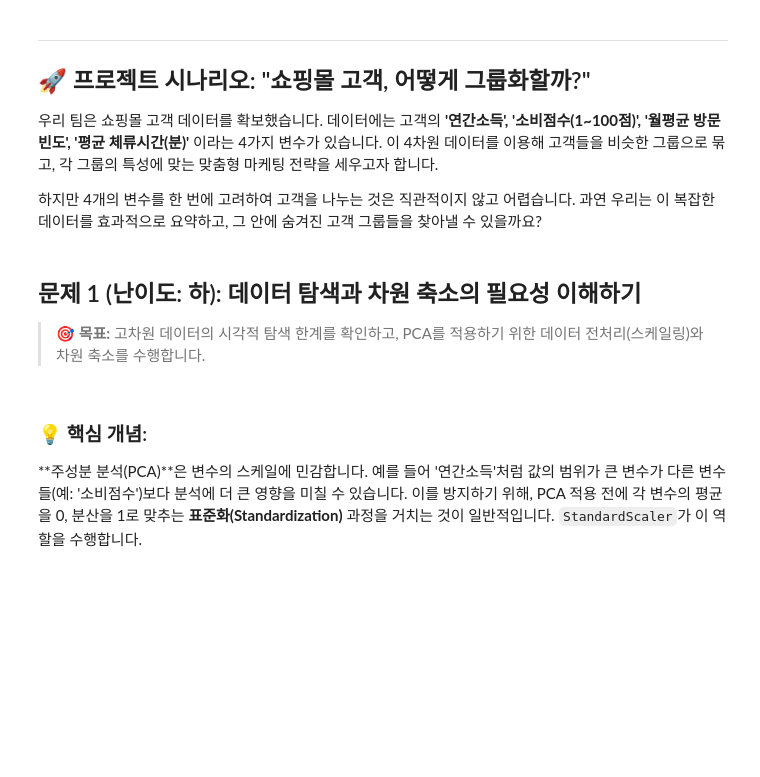
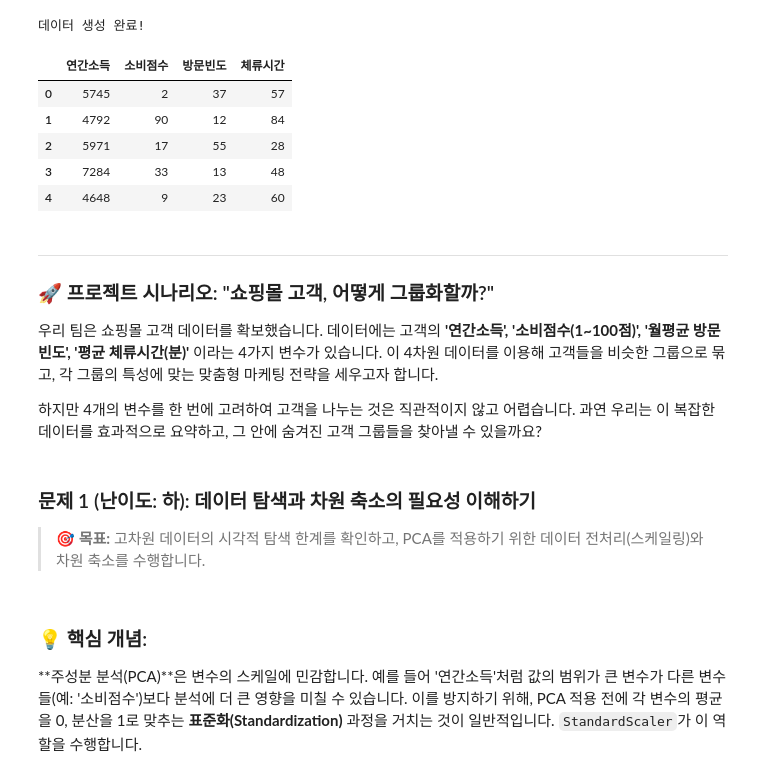
Before and after one commit to J-Ayaan/aiffel, a Jupyter notebook: statistics/statistics12.ipynb, the cells around one changed output. Cells and saved outputs as stored; diff of their text form; code cells hidden in the pictures; blank space fills up the shorter version.

```diff
--- a/statistics/statistics12.ipynb
+++ b/statistics/statistics12.ipynb
@@ -59,42 +79,50 @@
 # %%
-# 런타임 다시 시작 후, 이 셀을 실행하여 라이브러리와 폰트를 로드합니다.
+런타임 다시 시작 후, 이 셀을 실행하여 라이브러리와 폰트를 로드합니다.
 import pandas as pd
 import numpy as np
 import matplotlib.pyplot as plt
 import seaborn as sns
 from sklearn.preprocessing import StandardScaler
 from sklearn.decomposition import PCA
 from sklearn.cluster import KMeans
 
-# 한글 폰트 설정 (Mac 사용자는 'AppleGothic', Windows 사용자는 'Malgun Gothic' 등)
-plt.rc('font', family='NanumGothic')
-# plt.rc('font', family='AppleGothic')
-plt.rcParams['axes.unicode_minus'] = False # 마이너스 기호 깨짐 방지
+한글 폰트 설정 (Mac 사용자는 'AppleGothic', Windows 사용자는 'Malgun Gothic' 등)
 
-# 경고 메시지 무시
+plt.rc('font', family='AppleGothic')
+plt.rcParams['axes.unicode_minus'] = False 마이너스 기호 깨짐 방지
+
+경고 메시지 무시
 import warnings
 warnings.filterwarnings('ignore')
 
-# 실습용 데이터 생성
+실습용 데이터 생성
 np.random.seed(42)
 data = pd.DataFrame({
     '연간소득': np.random.normal(5000, 1500, 200).astype(int),
     '소비점수': np.random.randint(1, 101, 200),
     '방문빈도': np.random.randint(1, 101, 200),
     '체류시간': np.random.normal(60, 20, 200).astype(int)
 })
 print("데이터 생성 완료!")
 data.head()
+# %% [output]
+데이터 생성 완료!
+|  | 연간소득 | 소비점수 | 방문빈도 | 체류시간 |
+| 0 | 5745 | 2 | 37 | 57 |
+| 1 | 4792 | 90 | 12 | 84 |
+| 2 | 5971 | 17 | 55 | 28 |
+| 3 | 7284 | 33 | 13 | 48 |
+| 4 | 4648 | 9 | 23 | 60 |
 # %% [markdown]
 ---
 
-## 🚀 프로젝트 시나리오: "쇼핑몰 고객, 어떻게 그룹화할까?"
+### 🚀 프로젝트 시나리오: "쇼핑몰 고객, 어떻게 그룹화할까?"
 
 우리 팀은 쇼핑몰 고객 데이터를 확보했습니다. 데이터에는 고객의 **'연간소득', '소비점수(1~100점)', '월평균 방문빈도', '평균 체류시간(분)'** 이라는 4가지 변수가 있습니다. 이 4차원 데이터를 이용해 고객들을 비슷한 그룹으로 묶고, 각 그룹의 특성에 맞는 맞춤형 마케팅 전략을 세우고자 합니다.
 
 하지만 4개의 변수를 한 번에 고려하여 고객을 나누는 것은 직관적이지 않고 어렵습니다. 과연 우리는 이 복잡한 데이터를 효과적으로 요약하고, 그 안에 숨겨진 고객 그룹들을 찾아낼 수 있을까요?
 # %% [markdown]
-## 문제 1 (난이도: 하): 데이터 탐색과 차원 축소의 필요성 이해하기
+### 문제 1 (난이도: 하): 데이터 탐색과 차원 축소의 필요성 이해하기
 
 > **🎯 목표:** 고차원 데이터의 시각적 탐색 한계를 확인하고, PCA를 적용하기 위한 데이터 전처리(스케일링)와 차원 축소를 수행합니다.
 # %% [markdown]
```
Also changed, not shown: parts of 13 cells of this notebook.
